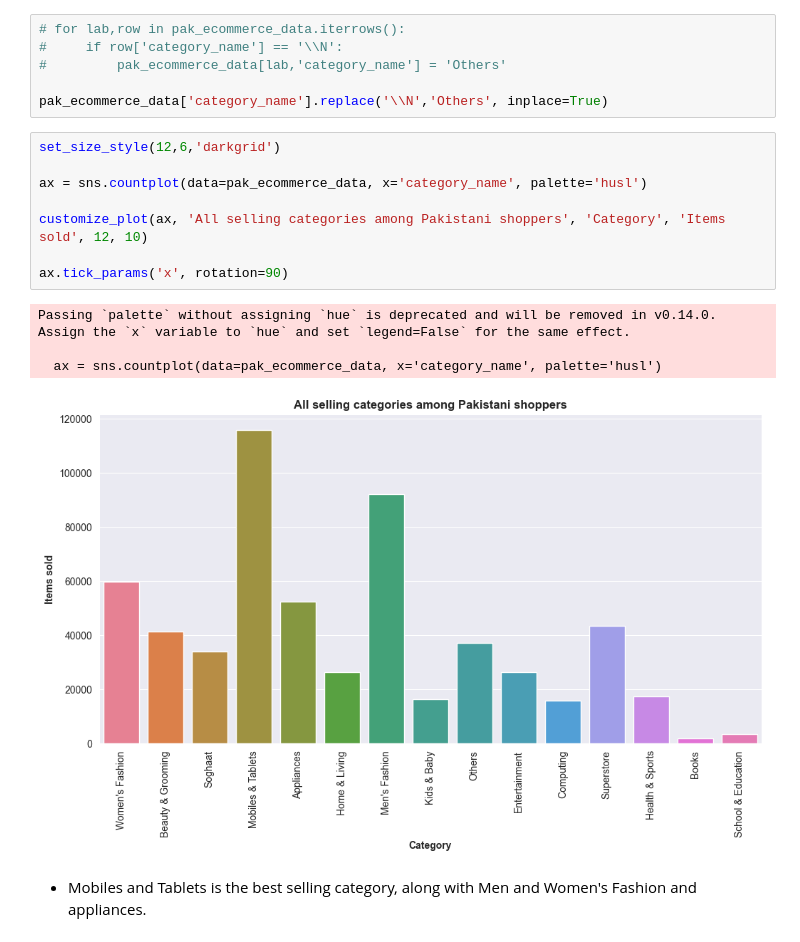
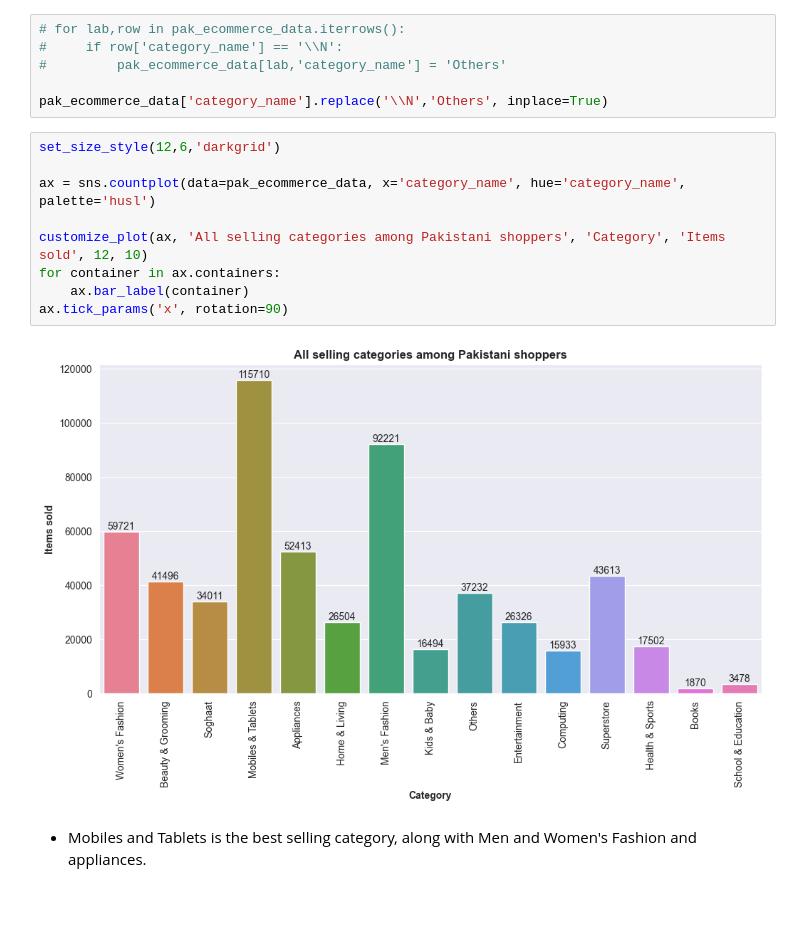
Before and after one commit to ali-bin-kashif/Pakistan-ECommerce-Dataset-EDA, a Jupyter notebook: eda-pak-ecommerce.ipynb, the cells around one changed output. Saved outputs shown, nothing was run; the diff lists cells and outputs as text; blank space fills up the shorter version.

```diff
--- a/eda-pak-ecommerce.ipynb
+++ b/eda-pak-ecommerce.ipynb
@@ -474,16 +475,14 @@ pak_ecommerce_data['category_name'].replace('\\N','Others', inplace=True)
 # %%
 set_size_style(12,6,'darkgrid')
 
-ax = sns.countplot(data=pak_ecommerce_data, x='category_name', palette='husl')
+ax = sns.countplot(data=pak_ecommerce_data, x='category_name', hue='category_name', palette='husl')
 
 customize_plot(ax, 'All selling categories among Pakistani shoppers', 'Category', 'Items sold', 12, 10)
-
+for container in ax.containers:
+    ax.bar_label(container)
 ax.tick_params('x', rotation=90)
 # %% [output]
-Passing `palette` without assigning `hue` is deprecated and will be removed in v0.14.0. Assign the `x` variable to `hue` and set `legend=False` for the same effect.
-
-  ax = sns.countplot(data=pak_ecommerce_data, x='category_name', palette='husl')
-[figure, old version]
+[figure, new version]
 # %% [markdown]
 - Mobiles and Tablets is the best selling category, along with Men and Women's Fashion and appliances.
 # %% [markdown]
```
Also changed, not shown: parts of 26 cells of this notebook.
